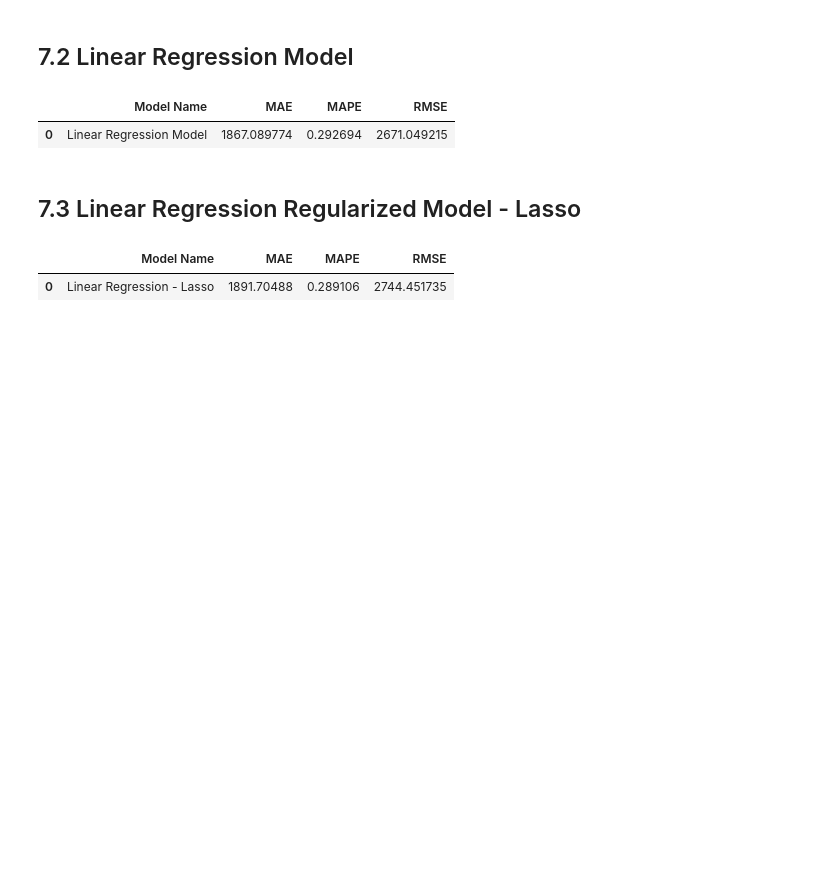
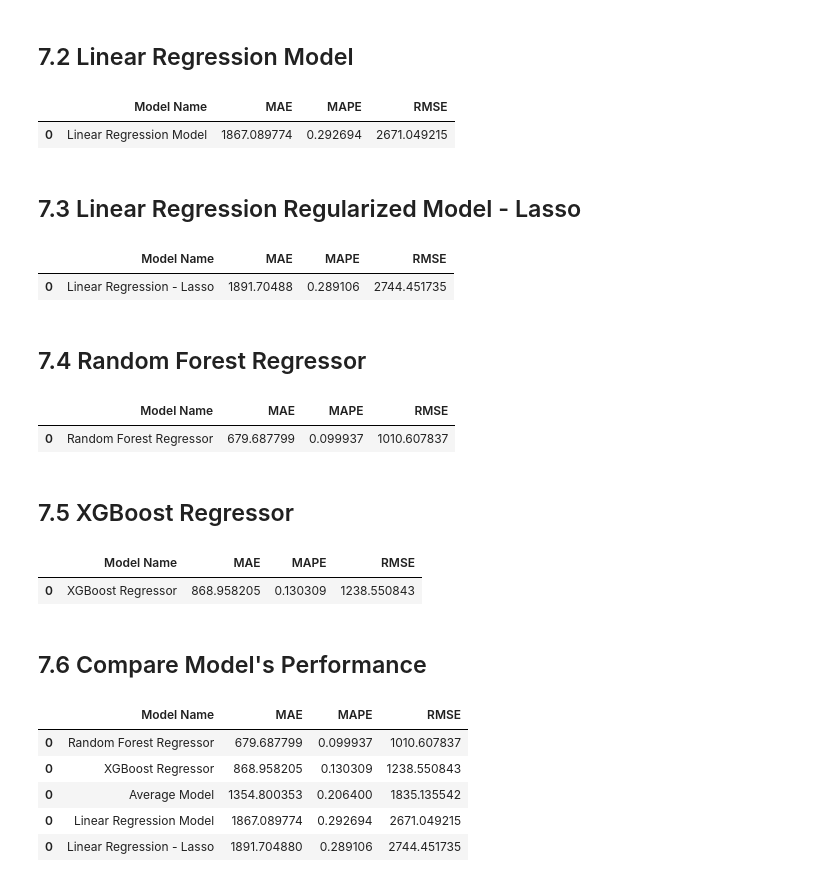
Before and after one commit to WillNery/ds_em_producao, a Jupyter notebook: ds_em_producao.ipynb, the cells around one changed output. Cells and saved outputs as stored; diff of their text form; code cells hidden in the pictures; blank space fills up the shorter version.

Commit message:
ML modelling complete

```diff
--- a/ds_em_producao.ipynb
+++ b/ds_em_producao.ipynb
@@ -1376,3 +1390,5 @@ lrr_result
 # %% [output]
 |  | Model Name | MAE | MAPE | RMSE |
 | 0 | Linear Regression - Lasso | 1891.70488 | 0.289106 | 2744.451735 |
+# %% [markdown]
+## 7.4 Random Forest Regressor
@@ -1378,0 +1397,15 @@ lrr_result
+# %%
+#model
+rf = RandomForestRegressor(n_estimators = 100, n_jobs = -1, random_state = 42).fit(X_train, y_train)
+
+#prediction
+yhat_rf = rf.predict(X_test)
+
+#performance
+rf_result = ml_error('Random Forest Regressor', np.expm1(y_teste), np.expm1(yhat_rf))
+rf_result
+# %% [output]
+|  | Model Name | MAE | MAPE | RMSE |
+| 0 | Random Forest Regressor | 679.687799 | 0.099937 | 1010.607837 |
+# %% [markdown]
+## 7.5 XGBoost Regressor
@@ -1378,0 +1417,25 @@ lrr_result
+# %%
+#model
+model_xgb = xgb.XGBRegressor().fit( X_train, y_train )
+
+#prediction
+yhat_xgb = model_xgb.predict(X_test)
+
+#performance
+xgb_result = ml_error('XGBoost Regressor', np.expm1(y_teste), np.expm1(yhat_xgb))
+xgb_result
+# %% [output]
+|  | Model Name | MAE | MAPE | RMSE |
+| 0 | XGBoost Regressor | 868.958205 | 0.130309 | 1238.550843 |
+# %% [markdown]
+## 7.6 Compare Model's Performance
+# %%
+#tabela de comparação dos resultados dos erros dos modelos
+pd.concat([baseline_result,lr_result,lrr_result,rf_result, xgb_result  ]).sort_values('RMSE')
+# %% [output]
+|  | Model Name | MAE | MAPE | RMSE |
+| 0 | Random Forest Regressor | 679.687799 | 0.099937 | 1010.607837 |
+| 0 | XGBoost Regressor | 868.958205 | 0.130309 | 1238.550843 |
+| 0 | Average Model | 1354.800353 | 0.206400 | 1835.135542 |
+| 0 | Linear Regression Model | 1867.089774 | 0.292694 | 2671.049215 |
+| 0 | Linear Regression - Lasso | 1891.704880 | 0.289106 | 2744.451735 |
```
Also changed, not shown: parts of 10 cells of this notebook.
